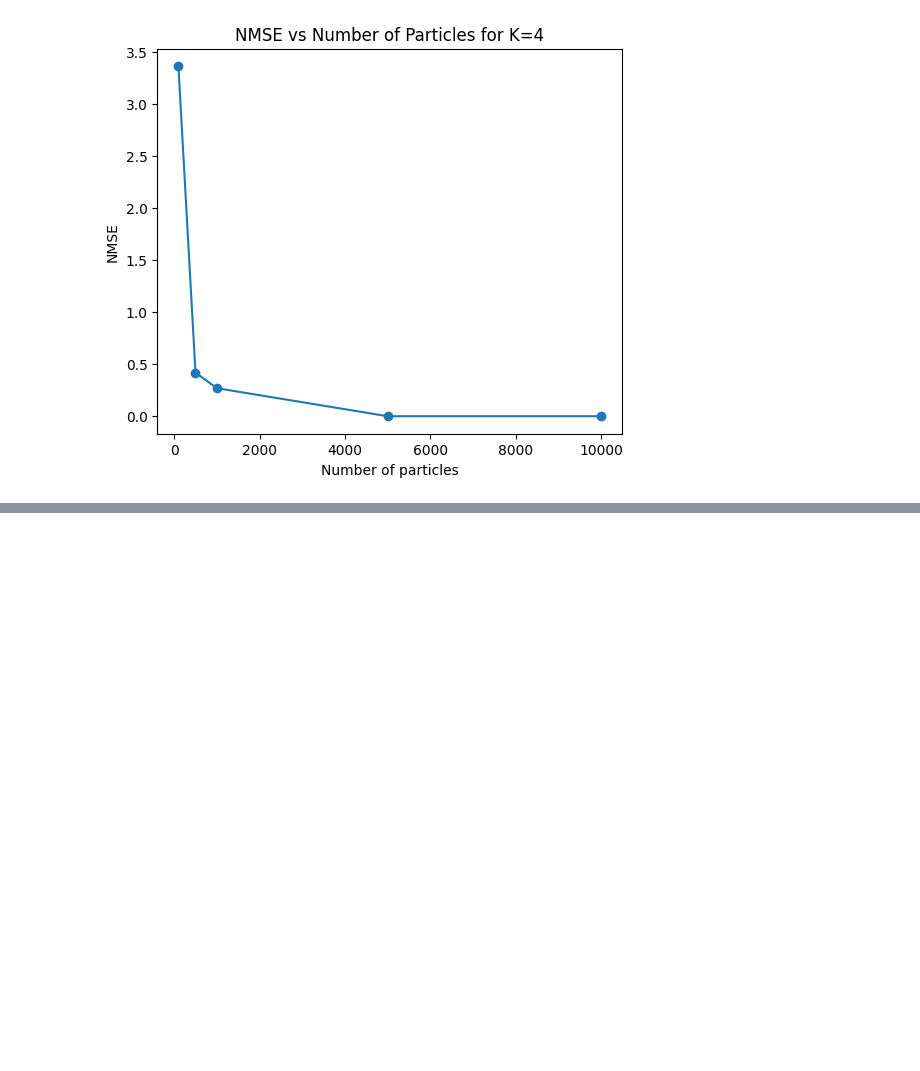
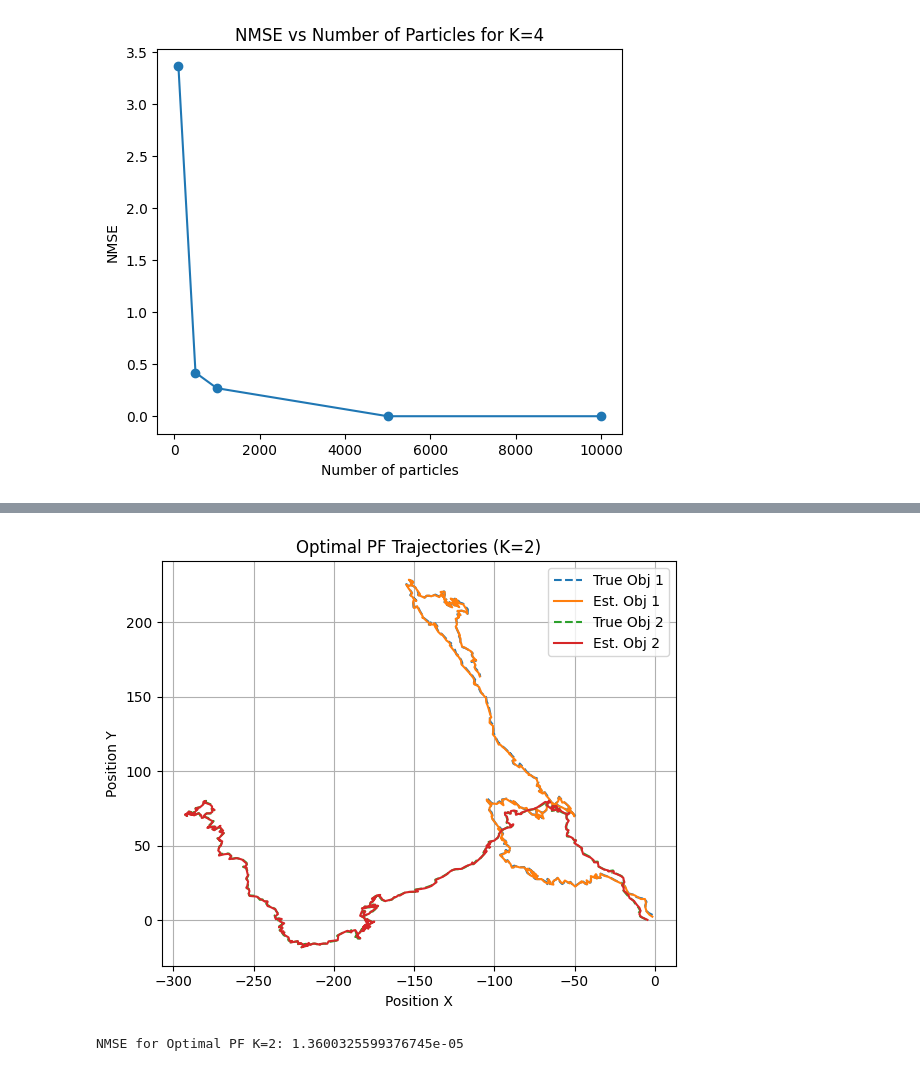
Before and after one commit to JackxTong/Stochastic-Simulation-Project, a Jupyter notebook: CW2_2025/cw.ipynb, the cells around one changed output, grey strips where cells are left out. Drawn from its saved outputs; the diff is of its cells as text; code cells hidden in the pictures; blank space fills up the shorter version.

```diff
--- a/CW2_2025/cw.ipynb
+++ b/CW2_2025/cw.ipynb
@@ -470,5 +472,5 @@ def run_bpf(X, Y, K, N=500, plot_trajectories=False):
 # %%
-nmse_bpf = run_bpf(X2, Y2, K=2, plot_trajectories=True)
+nmse_bpf, _ = run_bpf(X2, Y2, K=2, plot_trajectories=True)
 print(f"NMSE for BPF K=2: {nmse_bpf}")
 # %% [output]
 [figure]
@@ -483,10 +485,12 @@ Now we run BPF for K = 1,2,..,20. Note when we call `run_bpf`, we have saved the
 The data can be generated again using `simulate_MOHMM`, since I have fixed the seed and tested this will generate the same data, and is pretty fast so I did not make an effort to save the data
 # %%
 nmse_bpf_list = []
+bpf_weights = {}
 for K in range(1, 21):
     X, Y = simulate_MOHMM(K, seed=42)
-    nmse = run_bpf(X, Y, K)
-    nmse_bpf_list.append(nmse)
+    nmse, weights = run_bpf(X, Y, K)
+    nmse_bpf_list.append(nmse) # store NMSE for each K
+    bpf_weights[K] = weights # store weights for each K
 nmse_bpf_list = np.array(nmse_bpf_list)
 # %%
 nmse_bpf_list
@@ -548,7 +563,8 @@ X, Y = simulate_MOHMM(K=4, seed=42)
 for n in N_list:
     nmse = 0
     for _ in range(M): # run BPF M times
-        nmse += run_bpf(X, Y, K=4, N = n)
+        nmse_m, _ = run_bpf(X, Y, K=4, N = n)
+        nmse += nmse_m
     nmse /= M
     nmse_bpf_k4.append(nmse)
 # nmse_bpf_k4 = np.array(nmse_bpf_k4)
@@ -570,0 +800,47 @@ Text(0.5, 1.0, 'NMSE vs Number of Particles for K=4')
+# %%
+def run_optPF(X, Y, K, N=500, plot_trajectories=False):
+    dim = 4 * K
+
+    AK = np.kron(np.eye(K), A)
+    QK = np.kron(np.eye(K), Q)
+    HK = np.kron(np.eye(K), H)
+    RK = np.kron(np.eye(K), R)
+
+    # get stored Q_bar for this K
+    Q_bar = Q_ks[K]
+
+    m0 = np.tile(np.array([0, 0, -20, 20]), K)
+    P0 = np.eye(dim)
+
+    # Step 2: Particle Filtering
+    particle_history, weights = bpf_optimal(Y, AK, Q_bar, HK, RK, m0, P0, N)
+
+
+    # Step 3: Estimate means
+    filtered_means = np.array([x.mean(axis=0) for x in particle_history])
+
+    # Step 4: NMSE
+    nmse = compute_nmse(X, filtered_means)
+
+    if plot_trajectories:
+        plt.figure(figsize=(6, 5))
+        for k in range(K):
+            idx_x = 4*k
+            idx_y = 4*k + 1
+            plt.plot(X[1:, idx_x], X[1:, idx_y], label=f"True Obj {k+1}", linestyle="--")
+            plt.plot(filtered_means[:, idx_x], filtered_means[:, idx_y], label=f"Est. Obj {k+1}")
+        plt.xlabel("Position X")
+        plt.ylabel("Position Y")
+        plt.title(f"Optimal PF Trajectories (K={K})")
+        plt.legend()
+        plt.grid(True)
+        plt.tight_layout()
+        plt.show()
+
+    return nmse, weights
+
+nmse_optPF, _ = run_optPF(X2, Y2, K=2, plot_trajectories=True)
+print(f"NMSE for Optimal PF K=2: {nmse_optPF}")
+# %% [output]
+[figure, added]
+NMSE for Optimal PF K=2: 1.3600325599376745e-05
```
Also changed, not shown: parts of 18 cells of this notebook.
